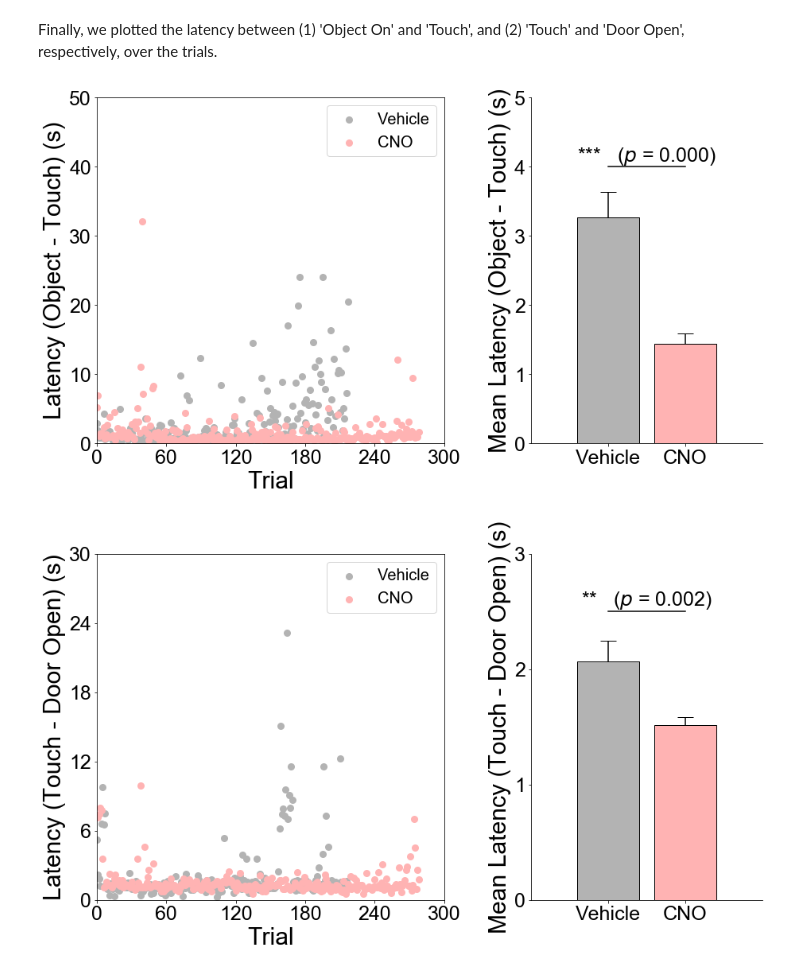
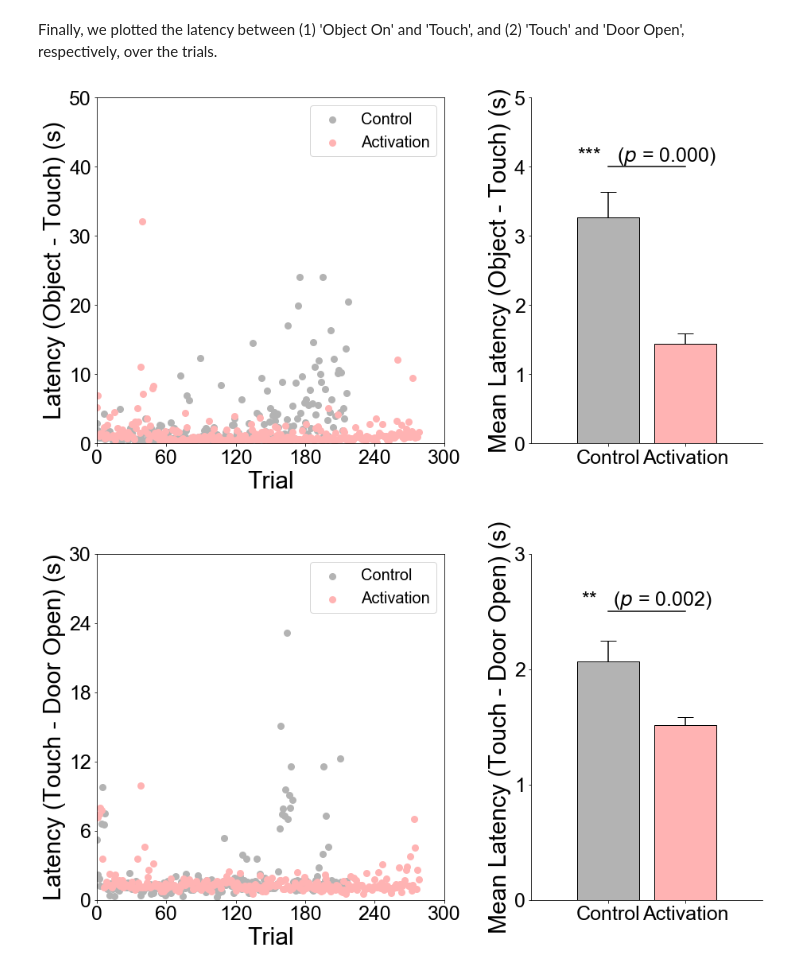
Before and after one commit to Gavroche11/Monkey_chemogenetics, a Jupyter notebook: test.ipynb, the cells around one changed output. Drawn from its saved outputs; the diff is of its cells as text; code cells hidden in the pictures.

```diff
--- a/test.ipynb
+++ b/test.ipynb
@@ -19,5 +19,5 @@ We measured three behaviors ("Approach hands to food (n)," "Bring the food to th
 # %%
-cases = [(i, j) for i in ['A', 'B', 'C'] for j in ['CNO', 'Vehicle']]
+cases = [(i, j) for i in ['A', 'B', 'C'] for j in ['activation', 'control']]
 filenames = ['Examples/Palatable_DLC_Monkey{}_{}.csv'.format(i, j) for (i, j) in cases]
 
 crit = 0.25
@@ -36,7 +36,7 @@ bhv = 'Approach hands to food (from tray)'
 
 for (case, filepath) in zip(cases, filenames):
     df = pd.read_csv(filepath, index_col=0, header=[1, 2], skiprows=0)
-    manual = (log.loc[(log[['Cycle', 'Subject', 'CNO / Vehicle', 'Behavior']] == ('3cycle', *case, bhv)).all(axis=1), 'Time_Relative_sf'].values * 24.0).astype(int)
+    manual = (log.loc[(log[['Cycle', 'Subject', 'activation / control', 'Behavior']] == ('3cycle', *case, bhv)).all(axis=1), 'Time_Relative_sf'].values * 24.0).astype(int)
 
     in_count, out_count = get_foc_behaviors_count(df, manual, crit, filter, latency, dur)
     num_in.append(in_count)
@@ -92,7 +92,7 @@ params_df
 # %% [markdown]
 Based on those parameters, we computed each index for each video. Refer to `helper.py` for the detailed description of each function.
 # %%
-cases = [(i, j) for i in ['A', 'B', 'C'] for j in ['CNO', 'Vehicle']]
+cases = [(i, j) for i in ['A', 'B', 'C'] for j in ['activation', 'control']]
 filenames = ['Examples/Palatable_DLC_Monkey{}_{}.csv'.format(i, j) for (i, j) in cases]
 
 values = np.array([])
@@ -188,9 +188,9 @@ draw_picture(data, '', 'Total duration of low locomotion\nwith palatable food st
 # %% [markdown]
 The following codes can be used to obtain the results related to operant experiment task.
 # %%
-files = ['Examples/CANTAB_Vehicle.csv', 'Examples/CANTAB_CNO.csv']
+files = ['Examples/Operant_control.csv', 'Examples/Operant_activation.csv']
 colors = [(0.7, 0.7, 0.7, 1.0), (1.0, 0.7, 0.7, 1.0)]
-labels = ['Vehicle', 'CNO']
+labels = ['Control', 'Activation']
 # %% [markdown]
 ### 4.1. Cumulative Success Trials
 # %% [markdown]
@@ -252,36 +252,36 @@ ax.legend(prop=legendprop)
 
 ax = axs[1]
 
 ax.spines['right'].set_visible(False)
 ax.spines['top'].set_visible(False)
 
 ax.bar([0, 1], means, color=colors, zorder=0, edgecolor='black', width=0.8)
 
 p = scipy.stats.ttest_ind(*latencies).pvalue
 txt = get_text(p)
 
 yerr0 = np.std(latencies[0], ddof=1)/np.sqrt(len(latencies[0]))
 yerr1 = np.std(latencies[1], ddof=1)/np.sqrt(len(latencies[1]))
 yerr = [yerr0, yerr1]
 
 ax.errorbar(0, means[0], yerr = yerr[0], color='black', capsize=10, zorder=-1)
 ax.errorbar(1, means[1], yerr = yerr[1], color='black', capsize=10, zorder=-1)
 
 ax.plot([0, 1], [4, 4], color='black')
 ax.text(0.5, 4, txt, fontproperties=textprop_2, ha='center', va='bottom')
 
 ax.set_xlim([-1, 2])
 ax.set_xticks([0.0, 1.0])
-ax.set_xticklabels(['Vehicle', 'CNO'], fontproperties=tickprop)
+ax.set_xticklabels(['Control', 'Activation'], fontproperties=tickprop)
 
 ax.set_yticks(np.linspace(0, 5, 6, endpoint=True, dtype=int))
 ax.set_yticklabels(ax.get_yticks(), fontproperties=tickprop)
 ax.set_ylim([0, 5])
 ax.set_ylabel('Mean Latency (Object - Touch) (s)', fontproperties=labelprop)
 
-fig.savefig('Figures/Fig 7B.png')
+fig.savefig('Figures/Fig 4B.png')
 # %% [output]
-[figure, old version]
+[figure, new version]
 # %%
 labelprop = arial_fontprop(30, 'bold')
 tickprop = arial_fontprop(25, 'bold')
@@ -368,13 +368,13 @@ ax.text(0.5, 2.5, txt, fontproperties=textprop_2, ha='center', va='bottom')
 
 ax.set_xlim([-1, 2])
 ax.set_xticks([0.0, 1.0])
-ax.set_xticklabels(['Vehicle', 'CNO'], fontproperties=tickprop)
+ax.set_xticklabels(['Control', 'Activation'], fontproperties=tickprop)
 
 ax.set_yticks(np.linspace(0, 3, 4, endpoint=True, dtype=int))
 ax.set_yticklabels(ax.get_yticks(), fontproperties=tickprop)
 ax.set_ylim([0, 3])
 ax.set_ylabel('Mean Latency (Touch - Door Open) (s)', fontproperties=labelprop)
 
-fig.savefig('Figures/Fig 7C.png')
+fig.savefig('Figures/Fig 4C.png')
 # %% [output]
-[figure, old version]
+[figure, new version]
```
Also changed, not shown: parts of 12 cells of this notebook, 22 other files.
